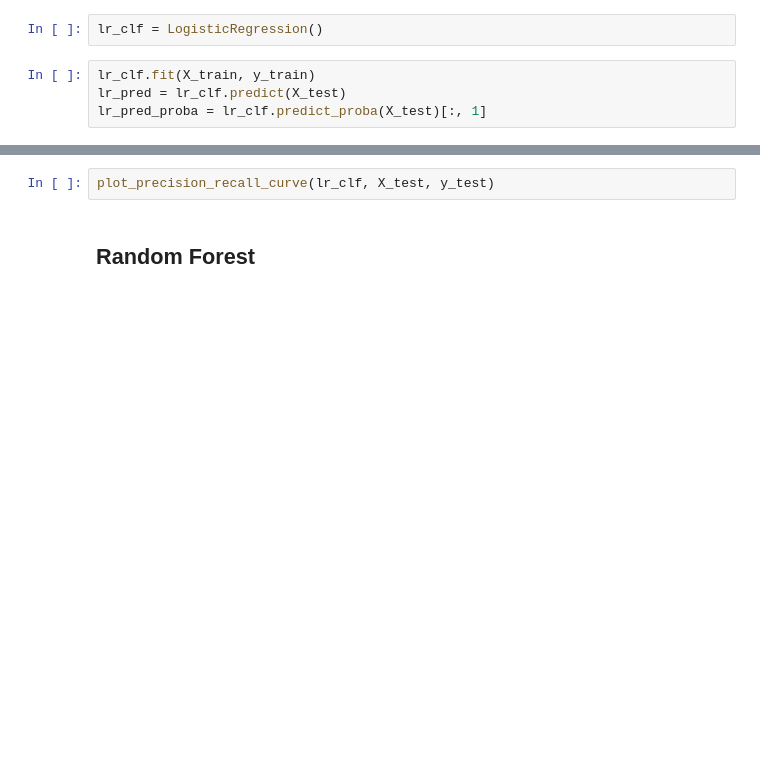
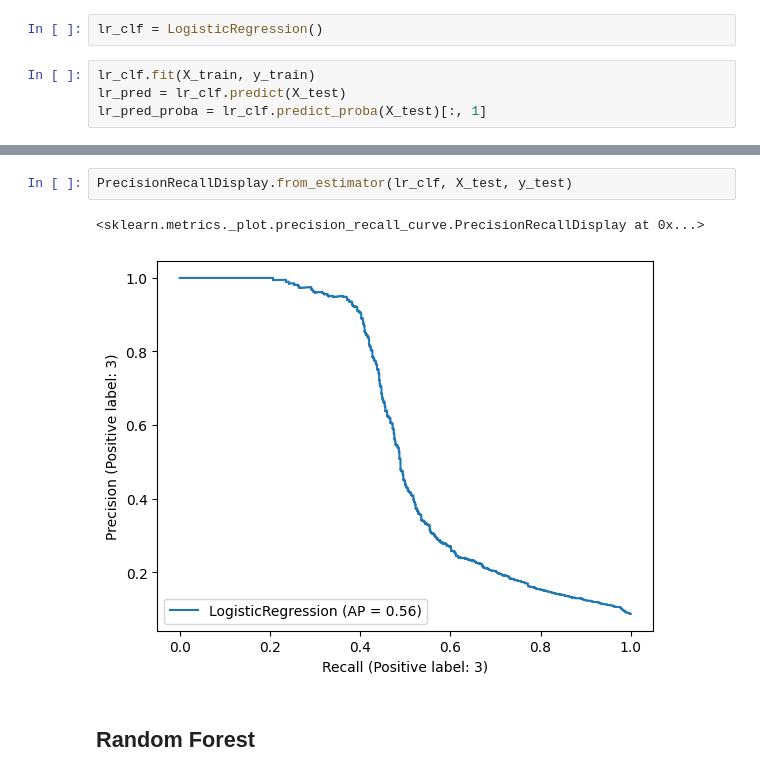
Before and after one commit to EviEno/Employee-Evaluation-for-Promotion-using-ML-and-Eval-AutoML, a Jupyter notebook: Employee_Evaluation_for_Promotion_using_ML_and_Eval_Auto_ML.ipynb, the cells around one changed output, grey strips where cells are left out. Saved outputs shown, nothing was run; the diff lists cells and outputs as text; blank space fills up the shorter version.

```diff
--- a/Employee_Evaluation_for_Promotion_using_ML_and_Eval_Auto_ML.ipynb
+++ b/Employee_Evaluation_for_Promotion_using_ML_and_Eval_Auto_ML.ipynb
@@ -219,5 +414,8 @@ get_clf_eval(y_test, lr_pred, lr_pred_proba)
 # %%
-plot_precision_recall_curve(lr_clf, X_test, y_test)
+PrecisionRecallDisplay.from_estimator(lr_clf, X_test, y_test)
+# %% [output]
+<sklearn.metrics._plot.precision_recall_curve.PrecisionRecallDisplay at 0x...>
+[figure, added]
 # %% [markdown]
 ## Random Forest
 # %%
```
Also changed, not shown: parts of 33 cells of this notebook.
